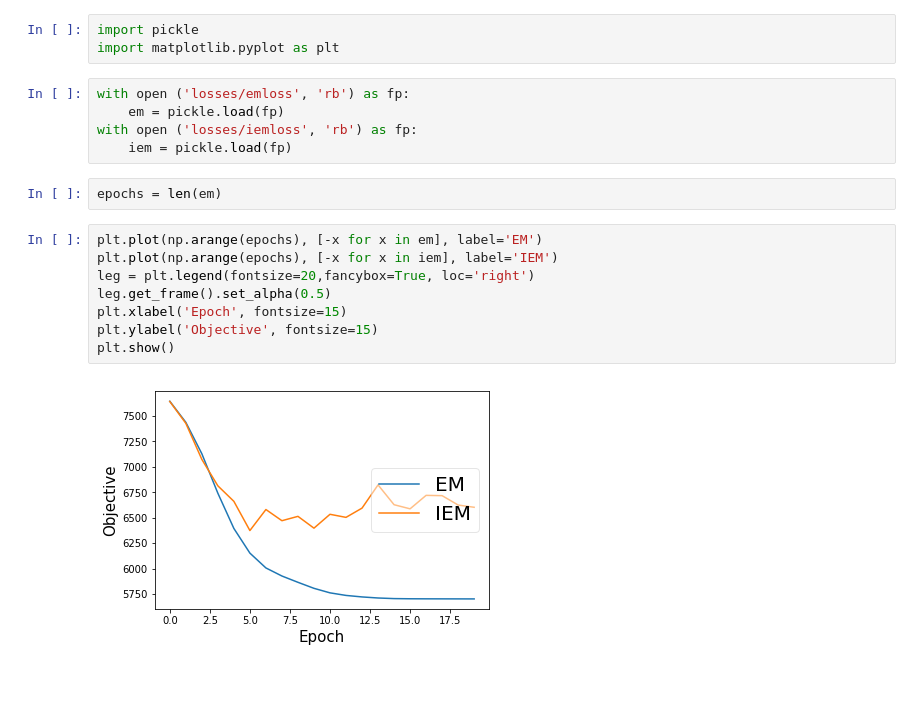
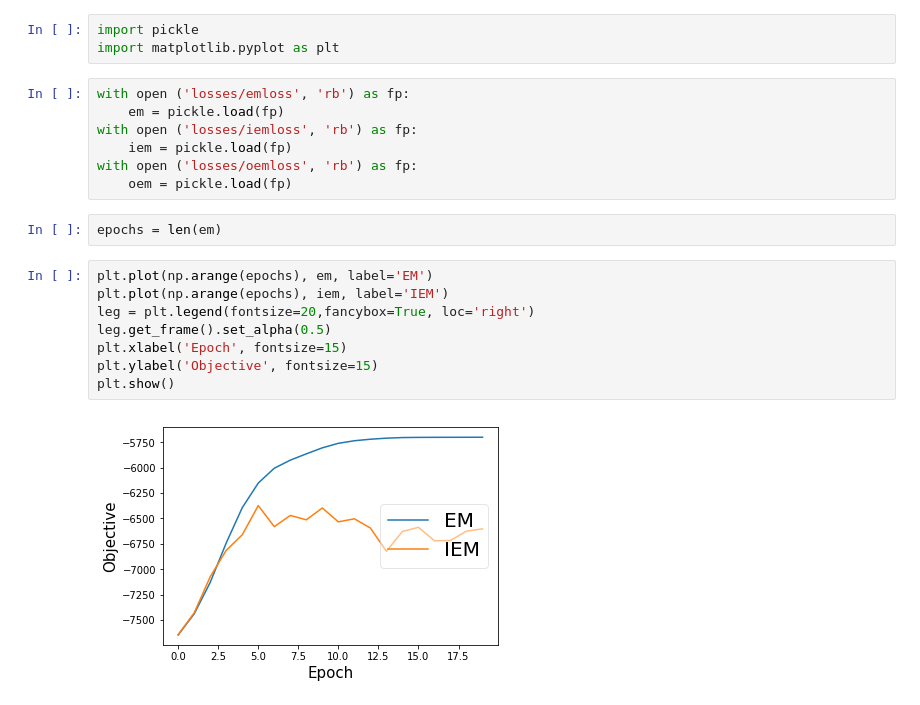
Before and after one commit to BelhalK/AccelerationTrainingAlgorithms, a Jupyter notebook: FastIEM/src/plsa2/Graphs.ipynb, the cells around one changed output. Cells and saved outputs as stored; diff of their text form.

```diff
--- a/FastIEM/src/plsa2/Graphs.ipynb
+++ b/FastIEM/src/plsa2/Graphs.ipynb
@@ -8,15 +8,17 @@ with open ('losses/emloss', 'rb') as fp:
     em = pickle.load(fp)
 with open ('losses/iemloss', 'rb') as fp:
     iem = pickle.load(fp)
+with open ('losses/oemloss', 'rb') as fp:
+    oem = pickle.load(fp)
 # %%
 epochs = len(em)
 # %%
-plt.plot(np.arange(epochs), [-x for x in em], label='EM')
-plt.plot(np.arange(epochs), [-x for x in iem], label='IEM')
+plt.plot(np.arange(epochs), em, label='EM')
+plt.plot(np.arange(epochs), iem, label='IEM')
 leg = plt.legend(fontsize=20,fancybox=True, loc='right')
 leg.get_frame().set_alpha(0.5)
 plt.xlabel('Epoch', fontsize=15)
 plt.ylabel('Objective', fontsize=15)
 plt.show()
 # %% [output]
-[figure, old version]
+[figure, new version]
```
Also changed, not shown: parts of 1 cell of this notebook, 5 other files.
